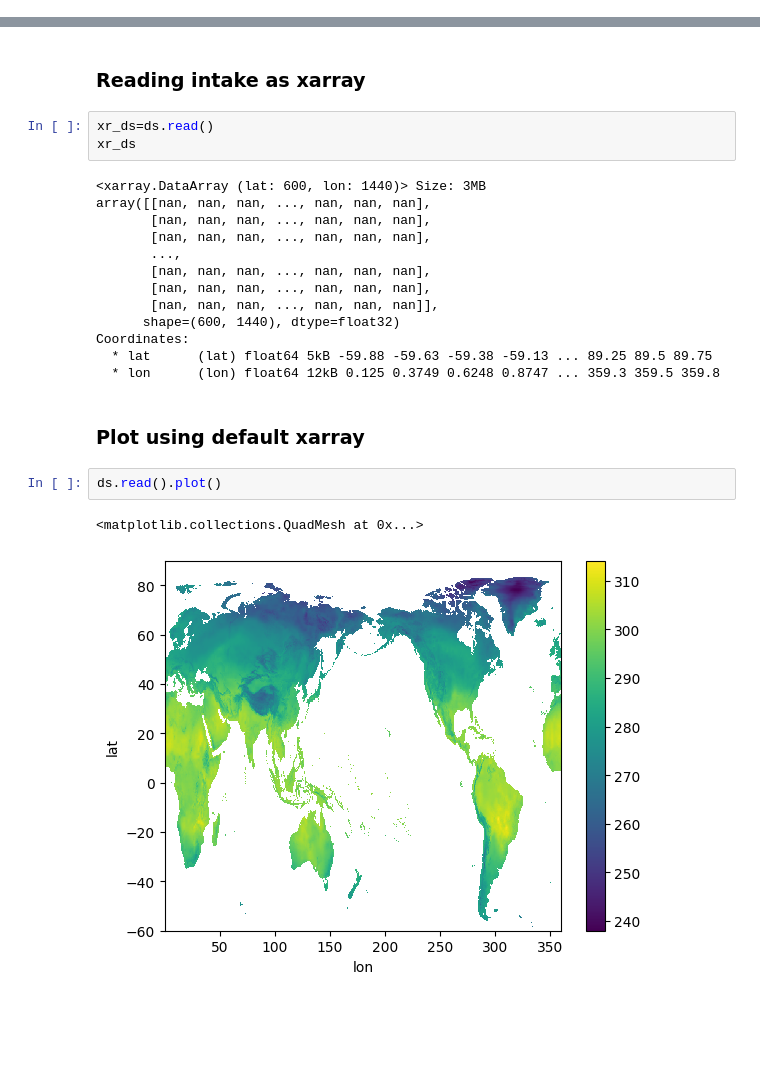
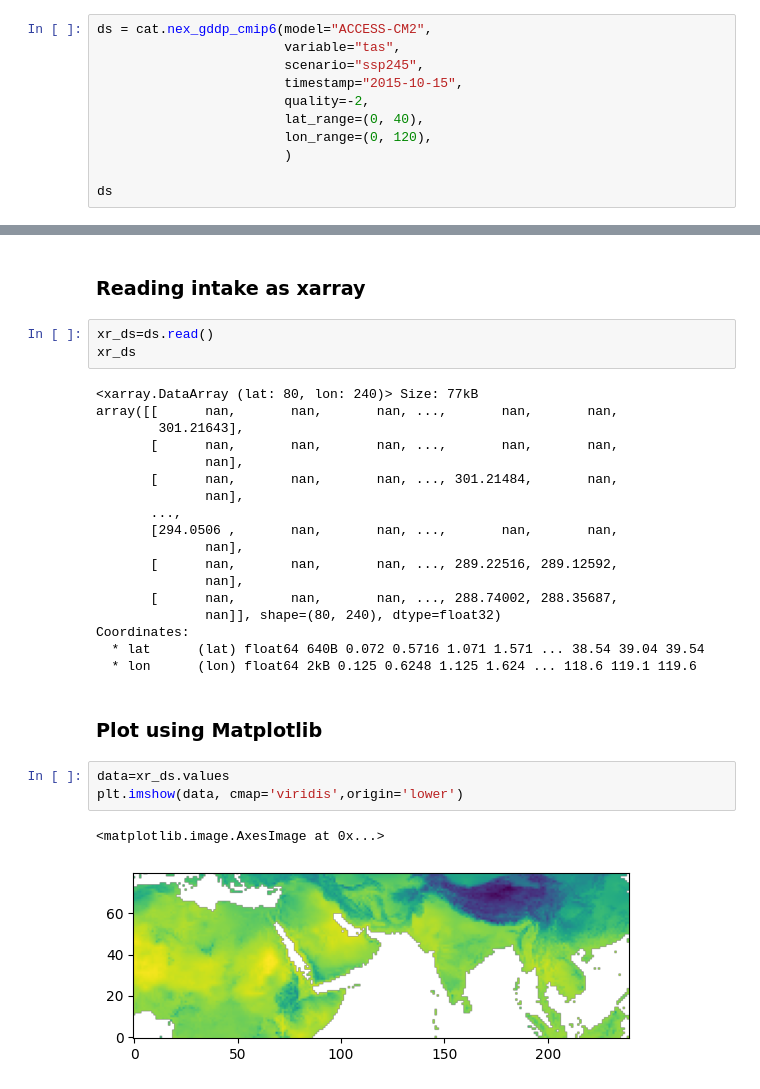
Before and after one commit to aashishpanta0/cmip6-intake-idx, a Jupyter notebook: demo_notebook.ipynb, the cells around one changed output, grey strips where cells are left out. Cells and saved outputs as stored; diff of their text form; blank space fills up the shorter version.

```diff
--- a/demo_notebook.ipynb
+++ b/demo_notebook.ipynb
@@ -44,0 +70,11 @@ nex_gddp_cmip6:
+# %%
+ds = cat.nex_gddp_cmip6(model="ACCESS-CM2",
+                        variable="tas",
+                        scenario="ssp245",
+                        timestamp="2015-10-15",
+                        quality=-2,
+                        lat_range=(0, 40),
+                        lon_range=(0, 120),
+                        )
+
+ds
@@ -48,22 +110,28 @@ nex_gddp_cmip6:
 xr_ds=ds.read()
 xr_ds
 # %% [output]
-<xarray.DataArray (lat: 600, lon: 1440)> Size: 3MB
-array([[nan, nan, nan, ..., nan, nan, nan],
-       [nan, nan, nan, ..., nan, nan, nan],
-       [nan, nan, nan, ..., nan, nan, nan],
+<xarray.DataArray (lat: 80, lon: 240)> Size: 77kB
+array([[      nan,       nan,       nan, ...,       nan,       nan,
+        301.21643],
+       [      nan,       nan,       nan, ...,       nan,       nan,
+              nan],
+       [      nan,       nan,       nan, ..., 301.21484,       nan,
+              nan],
        ...,
-       [nan, nan, nan, ..., nan, nan, nan],
-       [nan, nan, nan, ..., nan, nan, nan],
-       [nan, nan, nan, ..., nan, nan, nan]],
-      shape=(600, 1440), dtype=float32)
+       [294.0506 ,       nan,       nan, ...,       nan,       nan,
+              nan],
+       [      nan,       nan,       nan, ..., 289.22516, 289.12592,
+              nan],
+       [      nan,       nan,       nan, ..., 288.74002, 288.35687,
+              nan]], shape=(80, 240), dtype=float32)
 Coordinates:
-  * lat      (lat) float64 5kB -59.88 -59.63 -59.38 -59.13 ... 89.25 89.5 89.75
-  * lon      (lon) float64 12kB 0.125 0.3749 0.6248 0.8747 ... 359.3 359.5 359.8
+  * lat      (lat) float64 640B 0.072 0.5716 1.071 1.571 ... 38.54 39.04 39.54
+  * lon      (lon) float64 2kB 0.125 0.6248 1.125 1.624 ... 118.6 119.1 119.6
-# %% [markdown]
-### Plot using default xarray
-# %%
-ds.read().plot()
-# %% [output]
-<matplotlib.collections.QuadMesh at 0x...>
-[figure, removed]
+# %% [markdown]
+### Plot using Matplotlib
+# %%
+data=xr_ds.values
+plt.imshow(data, cmap='viridis',origin='lower')
+# %% [output]
+<matplotlib.image.AxesImage at 0x...>
+[figure, added]
```
Also changed, not shown: parts of 9 cells of this notebook, 2 other files.
